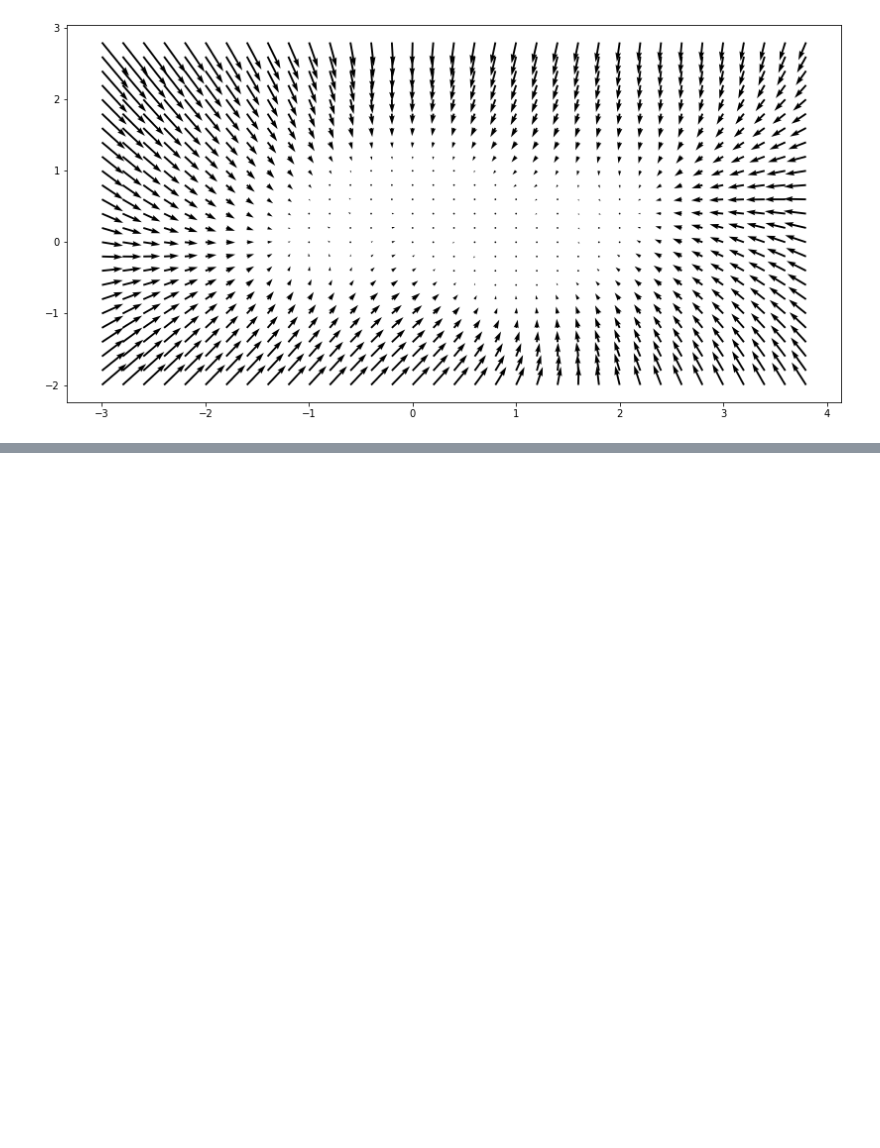
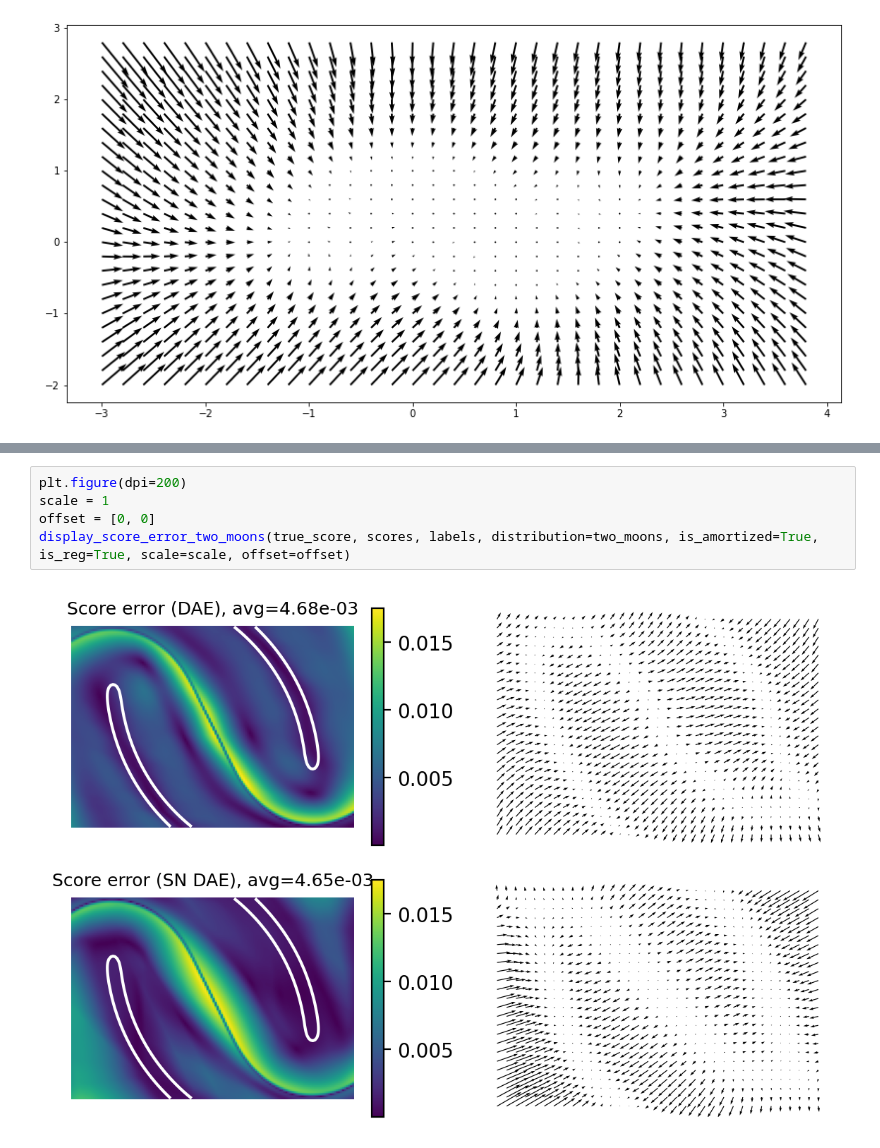
Before and after one commit to b-remy/score-estimation-comparison, a Jupyter notebook: notebooks/AR-DAE_Lipschitz.ipynb, the cells around one changed output, grey strips where cells are left out. Saved outputs shown, nothing was run; the diff lists cells and outputs as text; blank space fills up the shorter version.

```diff
--- a/notebooks/AR-DAE_Lipschitz.ipynb
+++ b/notebooks/AR-DAE_Lipschitz.ipynb
@@ -400,0 +419,7 @@ display_score_error_two_moons(true_score, scores, labels, distribution=two_moons
+# %%
+plt.figure(dpi=200)
+scale = 1
+offset = [0, 0]
+display_score_error_two_moons(true_score, scores, labels, distribution=two_moons, is_amortized=True, is_reg=True, scale=scale, offset=offset)
+# %% [output]
+[figure, added]
```
Also changed, not shown: parts of 3 cells of this notebook.
